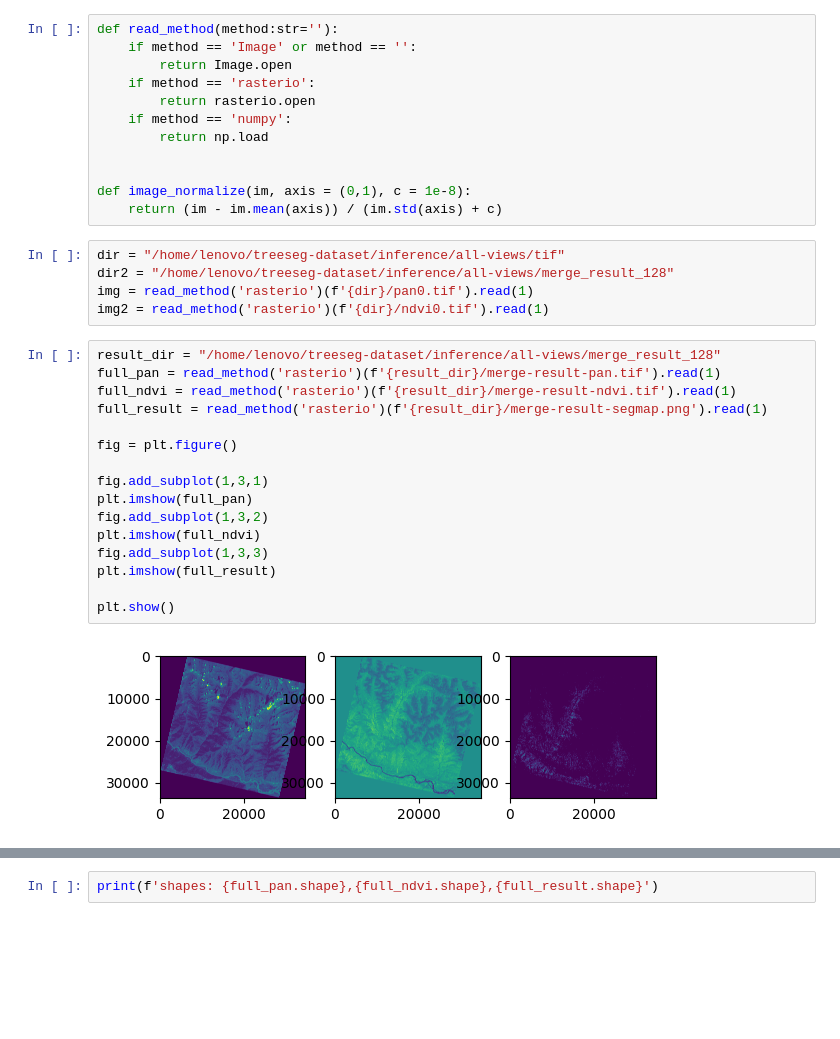
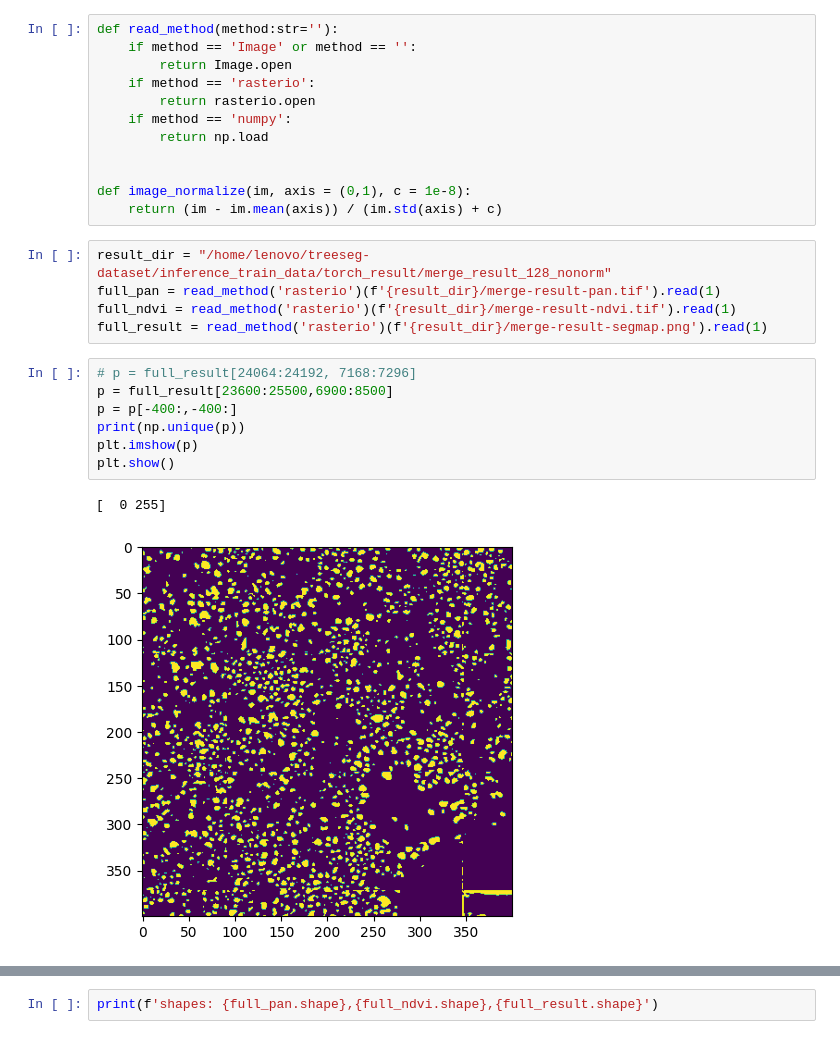
Before and after one commit to WinterCyan/TreeSeg, a Jupyter notebook: standalone/validate_dataset.ipynb, the cells around one changed output, grey strips where cells are left out. Drawn from its saved outputs; the diff is of its cells as text; blank space fills up the shorter version.

```diff
--- a/standalone/validate_dataset.ipynb
+++ b/standalone/validate_dataset.ipynb
@@ -16,26 +16,18 @@ def read_method(method:str=''):
 
 def image_normalize(im, axis = (0,1), c = 1e-8):
     return (im - im.mean(axis)) / (im.std(axis) + c)
-# %%
-dir = "/home/lenovo/treeseg-dataset/inference/all-views/tif"
-dir2 = "/home/lenovo/treeseg-dataset/inference/all-views/merge_result_128"
-img = read_method('rasterio')(f'{dir}/pan0.tif').read(1)
-img2 = read_method('rasterio')(f'{dir}/ndvi0.tif').read(1)
 # %%
-result_dir = "/home/lenovo/treeseg-dataset/inference/all-views/merge_result_128"
+result_dir = "/home/lenovo/treeseg-dataset/inference_train_data/torch_result/merge_result_128_nonorm"
 full_pan = read_method('rasterio')(f'{result_dir}/merge-result-pan.tif').read(1)
 full_ndvi = read_method('rasterio')(f'{result_dir}/merge-result-ndvi.tif').read(1)
 full_result = read_method('rasterio')(f'{result_dir}/merge-result-segmap.png').read(1)
-
-fig = plt.figure()
-
-fig.add_subplot(1,3,1)
-plt.imshow(full_pan)
-fig.add_subplot(1,3,2)
-plt.imshow(full_ndvi)
-fig.add_subplot(1,3,3)
-plt.imshow(full_result)
-
-plt.show()
-# %% [output]
-[figure, removed]
+# %%
+# p = full_result[24064:24192, 7168:7296]
+p = full_result[23600:25500,6900:8500]
+p = p[-400:,-400:]
+print(np.unique(p))
+plt.imshow(p)
+plt.show()
+# %% [output]
+[  0 255]
+[figure, added]
```
Also changed, not shown: parts of 1 cell of this notebook, 4 other files.
